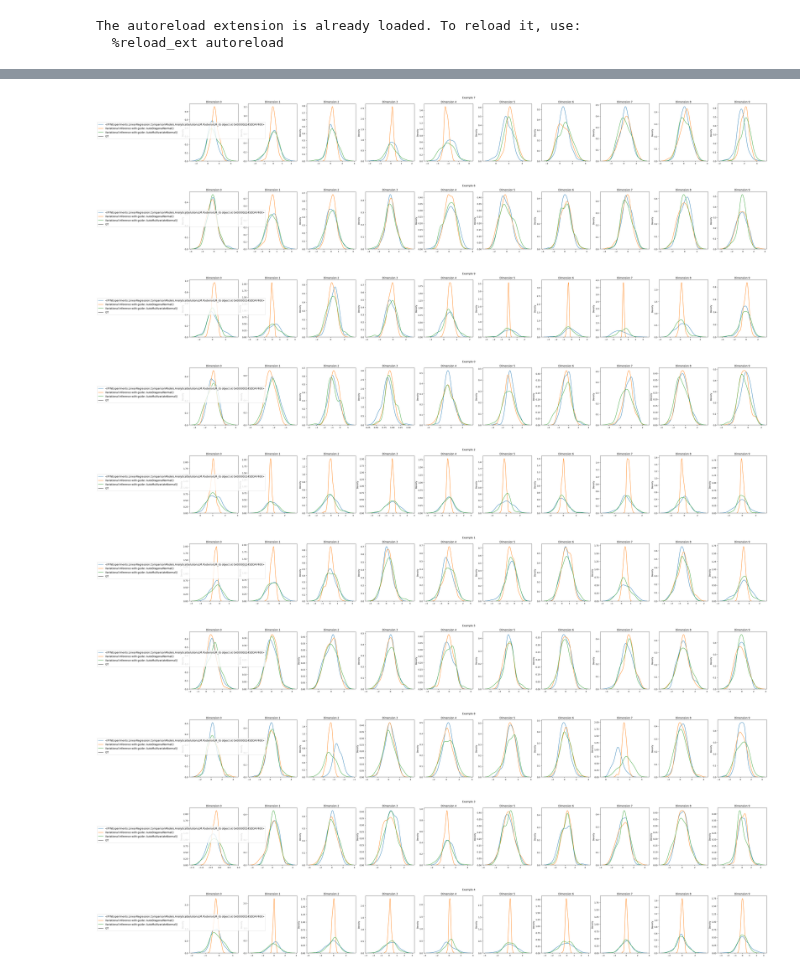
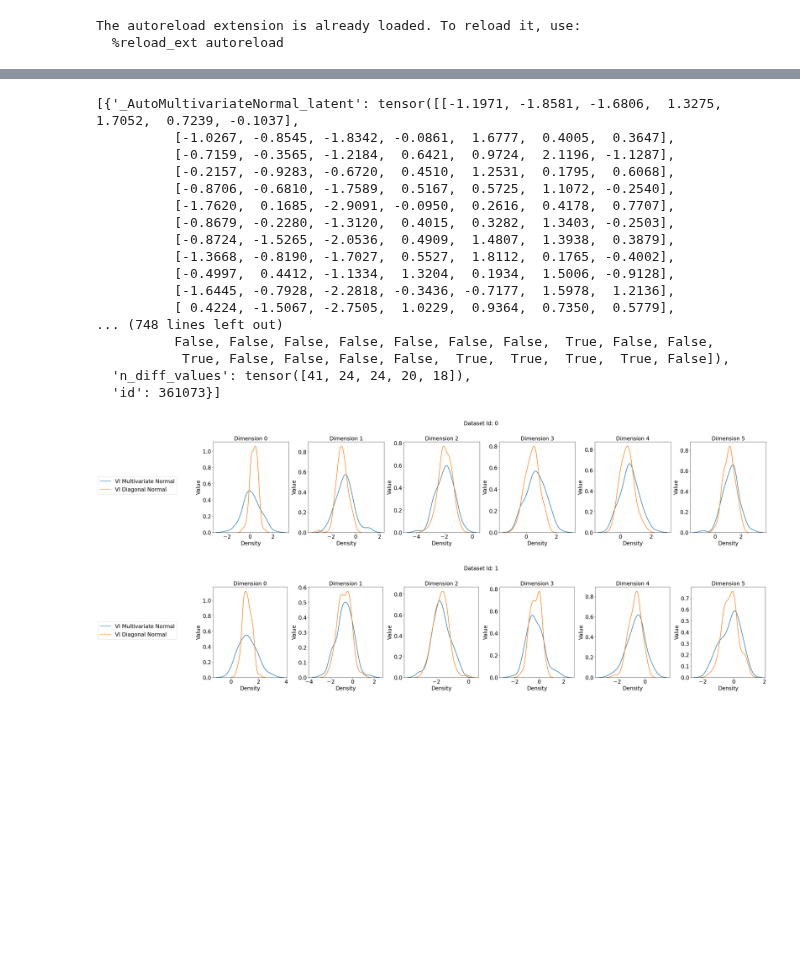
Before and after one commit to ArikReuter/ICL_for_Full_Bayesian_Inference, a Jupyter notebook: Evaluation/RealWorldEvaluation/Test_EvaluateRealWorld.ipynb, the cells around one changed output, grey strips where cells are left out. Saved outputs shown, nothing was run; the diff lists cells and outputs as text; code cells hidden in the pictures; blank space fills up the shorter version.

```diff
--- a/Evaluation/RealWorldEvaluation/Test_EvaluateRealWorld.ipynb
+++ b/Evaluation/RealWorldEvaluation/Test_EvaluateRealWorld.ipynb
@@ -22,11 +22,9 @@ from pyro.infer.autoguide import AutoDiagonalNormal, AutoMultivariateNormal, Aut
 from PFNExperiments.Evaluation.RealWorldEvaluation.PreprocessDataset import Preprocessor
 from PFNExperiments.Evaluation.RealWorldEvaluation.GetDataOpenML import GetDataOpenML
 getdata = GetDataOpenML(
-    preprocessor = Preprocessor(
-        N_datapoints = 100,
-        P_features = 10,
-        target_mean = 0.0,
-        target_var = 1.0
+    preprocessor = PreprocessorClassification(
+        N_datapoints = 50,
+        P_features = 5,
     ),
     save_path = "C:/Users/arik_/Documents/Dokumente/Job_Clausthal/PFNs/Repository/PFNExperiments/Evaluation/RealWorldEvaluation/DatasetsOpenML/Tabular_benchmark_numerical_regression.pkl",
     benchmark_id = 336
@@ -45,8 +36,8 @@ An error occured while preprocessing the dataset with id 361281. Skipping the da
 # %%
-from PFNExperiments.LinearRegression.GenerativeModels.GenerateDataLM_Examples import make_lm_program_ig, make_lm_program_ig_batched
+from PFNExperiments.LinearRegression.GenerativeModels.GenerateData_LogReg import make_logreg_program_ig_intercept_batched, make_logreg_program_intercept_ig
 
-make_lm_program = make_lm_program_ig
-make_lm_program_batched = make_lm_program_ig_batched
+make_lm_program = make_logreg_program_intercept_ig
+make_lm_program_batched = make_logreg_program_ig_intercept_batched
 # %%
 a = 5.0
 b = 2.0
@@ -54,10 +45,11 @@ tau = 1.0
 
 N_SAMPLES_PER_MODEL = 100
 
-pprogram1 = make_lm_program_ig(tau = tau, a = a, b = b)
+pprogram1 = make_lm_program(tau = tau, a = a, b = b)
 
 pprogram1_y = return_only_y(pprogram1)
 
+"""
 analytical_solution = PosteriorLM_IG(
     pprogram_dict= {
         "tau": tau,
@@ -66,11 +58,12 @@ analytical_solution = PosteriorLM_IG(
     },
     n_samples=N_SAMPLES_PER_MODEL
 )
+"""
 
 vi_diag = Variational_InferenceAutoguide(
     pprogram=pprogram1_y,
     make_guide_fun = AutoDiagonalNormal,
-    n_steps = 2000,
+    n_steps = 1000,
     n_samples=N_SAMPLES_PER_MODEL,
     lr = 1e-2
 )
@@ -78,7 +71,7 @@ vi_diag = Variational_InferenceAutoguide(
 vi_multivariate_normal = Variational_InferenceAutoguide(
     pprogram=pprogram1_y,
     make_guide_fun = AutoMultivariateNormal,
-    n_steps = 2000,
+    n_steps = 1000,
     n_samples=N_SAMPLES_PER_MODEL,
     lr = 1e-2
 )
@@ -88,12 +86,15 @@ hmc_sampler = Hamiltionian_MC(pprogram = pprogram1_y, n_warmup=500, n_samples=N_
 # %%
 eval = EvaluateRealWorld(
-    posterior_model = analytical_solution,
+
+    posterior_model = vi_multivariate_normal,
     evaluation_datasets = datasets,
     comparison_models = [vi_diag,
-                         vi_multivariate_normal,
-                         #hmc_sampler
                          ],
-    n_evaluation_cases = 2
+    n_evaluation_cases = 2,
+    model_names=["VI Multivariate Normal",
+                 "VI Diagonal Normal",
+                ],
+    results_dict_to_latent_variable_posterior_model = results_dict_to_latent_variable_beta0_and_beta
 )
 # %%
 eval.run_evaluation()
@@ -114,13 +135,25 @@ eval.run_evaluation()
+# %%
+eval.posterior_model_samples
+# %% [output]
+[{'_AutoMultivariateNormal_latent': tensor([[-1.1971, -1.8581, -1.6806,  1.3275,  1.7052,  0.7239, -0.1037],
+          [-1.0267, -0.8545, -1.8342, -0.0861,  1.6777,  0.4005,  0.3647],
+          [-0.7159, -0.3565, -1.2184,  0.6421,  0.9724,  2.1196, -1.1287],
+          [-0.2157, -0.9283, -0.6720,  0.4510,  1.2531,  0.1795,  0.6068],
+          [-0.8706, -0.6810, -1.7589,  0.5167,  0.5725,  1.1072, -0.2540],
+          [-1.7620,  0.1685, -2.9091, -0.0950,  0.2616,  0.4178,  0.7707],
+          [-0.8679, -0.2280, -1.3120,  0.4015,  0.3282,  1.3403, -0.2503],
+          [-0.8724, -1.5265, -2.0536,  0.4909,  1.4807,  1.3938,  0.3879],
+          [-1.3668, -0.8190, -1.7027,  0.5527,  1.8112,  0.1765, -0.4002],
+          [-0.4997,  0.4412, -1.1334,  1.3204,  0.1934,  1.5006, -0.9128],
+          [-1.6445, -0.7928, -2.2818, -0.3436, -0.7177,  1.5978,  1.2136],
+          [ 0.4224, -1.5067, -2.7505,  1.0229,  0.9364,  0.7350,  0.5779],
+... (748 lines left out)
+          False, False, False, False, False, False, False,  True, False, False,
+           True, False, False, False, False,  True,  True,  True,  True, False]),
+  'n_diff_values': tensor([41, 24, 24, 20, 18]),
+  'id': 361073}]
 # %%
-eval.plot_results(max_number_plots=20)
+eval.plot_results(max_number_plots=20, fontsize = 20)
 # %% [output]
-[figure, old version]
+[figure, new version]
-[figure, old version]
+[figure, new version]
-[figure, removed]
-[figure, removed]
-[figure, removed]
-[figure, removed]
-[figure, removed]
-[figure, removed]
-[figure, removed]
-[figure, removed]
```
Also changed, not shown: parts of 5 cells of this notebook, 19 other files.
